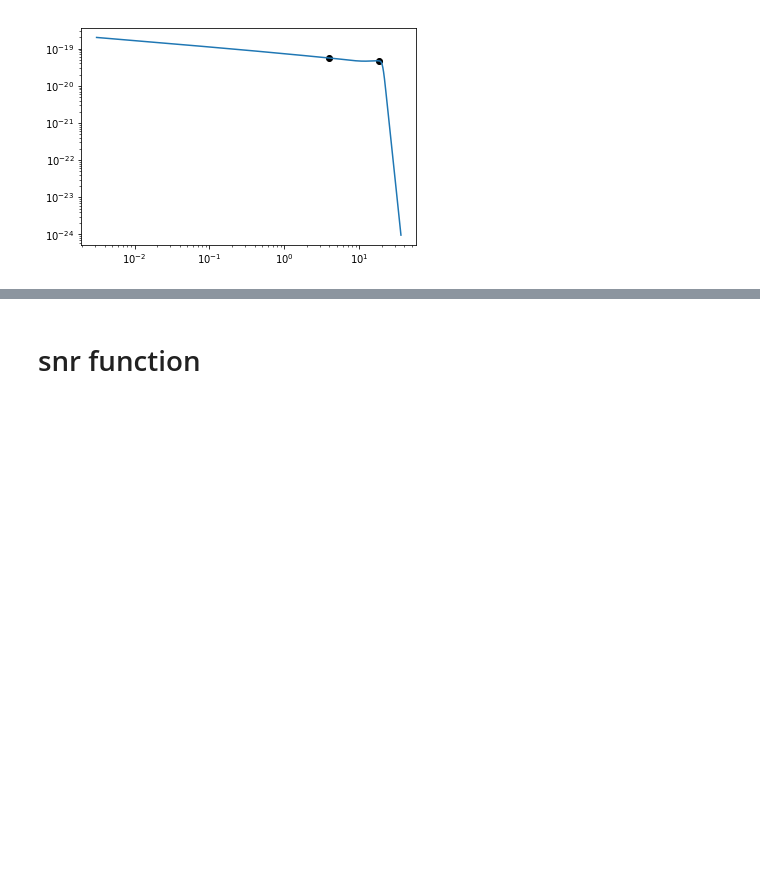
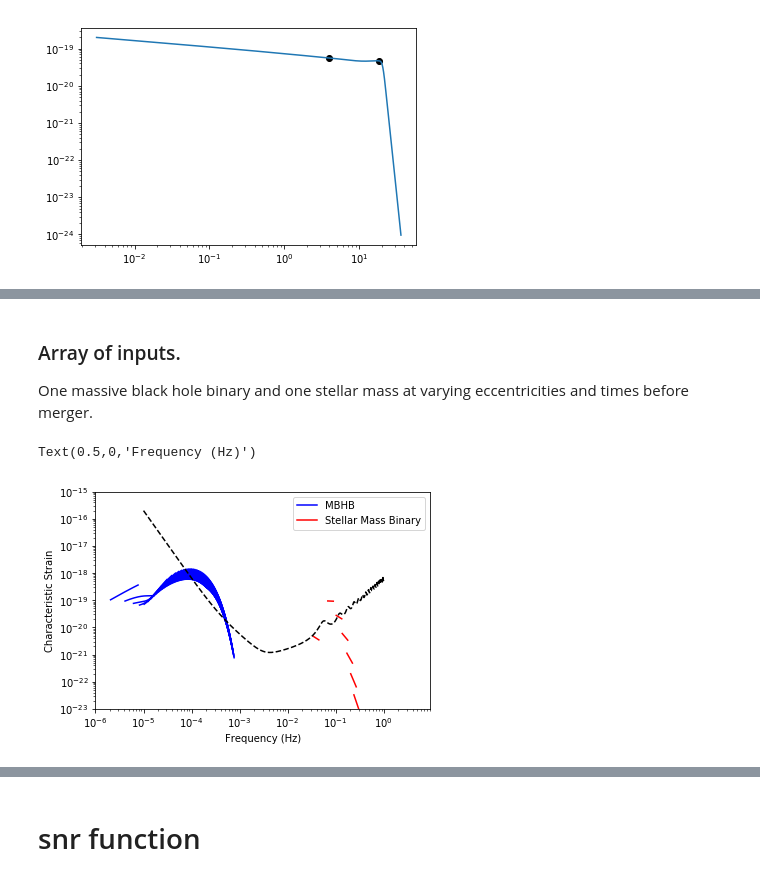
Before and after one commit to mikekatz04/BOWIE, a Jupyter notebook: snr_calculator_folder/gw_snr_calculator_guide.ipynb, the cells around one changed output, grey strips where cells are left out. Drawn from its saved outputs; the diff is of its cells as text; code cells hidden in the pictures; blank space fills up the shorter version.

```diff
--- a/snr_calculator_folder/gw_snr_calculator_guide.ipynb
+++ b/snr_calculator_folder/gw_snr_calculator_guide.ipynb
@@ -171,0 +179,38 @@ Peak Frequencies -> 18.232489121529646
+# %% [markdown]
+### Array of inputs.
+
+One massive black hole binary and one stellar mass at varying eccentricities and times before merger.
+# %%
+n_max = 100
+ecc_bin_wave = EccentricBinaries(dist_type='redshift', num_points=1024, initial_cond_type='time', n_max=n_max)
+
+m1 = np.array([1e6, 4e1])
+m2 = np.array([4e6, 3.5e1])
+z_or_dist = np.array([1.5, 0.01])
+initial_point = np.array([8.0, 10.0])  # years before merger
+e0 = np.array([0.9, 0.1])
+t_obs = 5.0
+
+waves = ecc_bin_wave(m1, m2, z_or_dist, initial_point, e0, t_obs)
+
+colors = ['blue', 'red']
+labels = ['MBHB', 'Stellar Mass Binary']
+for i in range(len(m1)):
+    for j in range(n_max):
+        if j == 0:
+            label = labels[i]
+        else:
+            label = None
+        plt.loglog(waves.freqs[i][j], waves.hc[i][j], color=colors[i], label=label)
+
+f, hn = read_noise_curve('LPA', noise_type_out='char_strain')
+plt.loglog(f, hn, color='k', ls='--')
+
+
+plt.ylim(1e-23, 1e-15)
+plt.legend(loc='best')
+plt.ylabel('Characteristic Strain')
+plt.xlabel('Frequency (Hz)')
+# %% [output]
+Text(0.5,0,'Frequency (Hz)')
+[figure, added]
```
Also changed, not shown: parts of 12 cells of this notebook.
